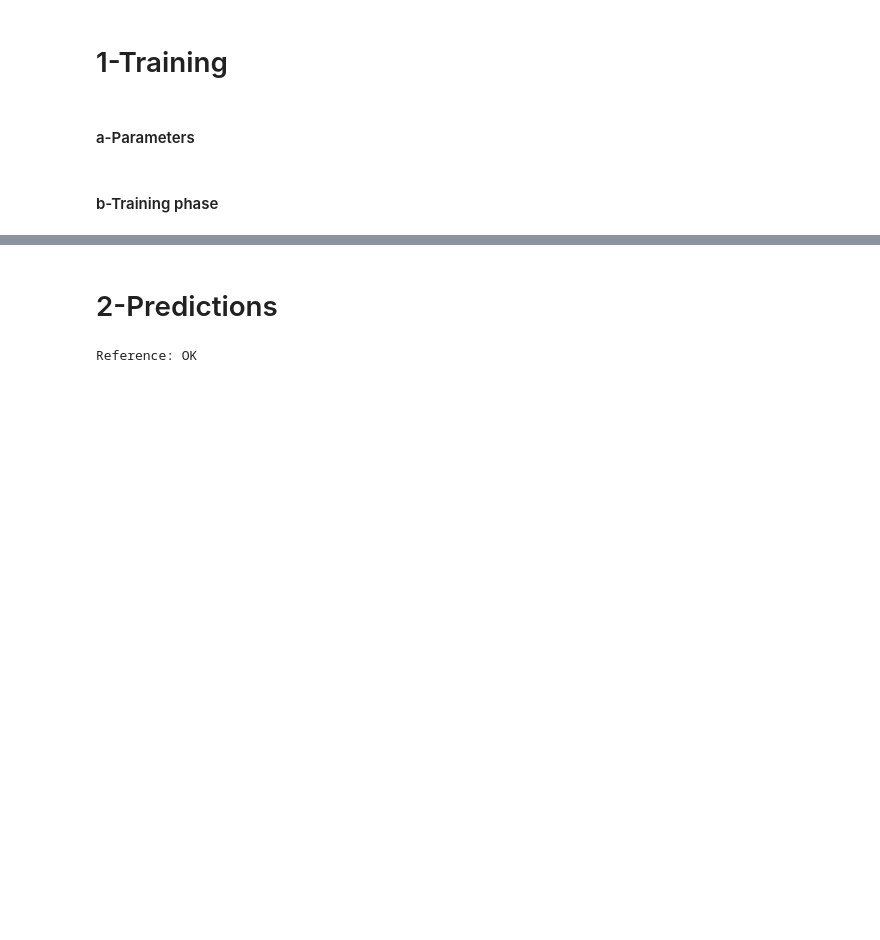
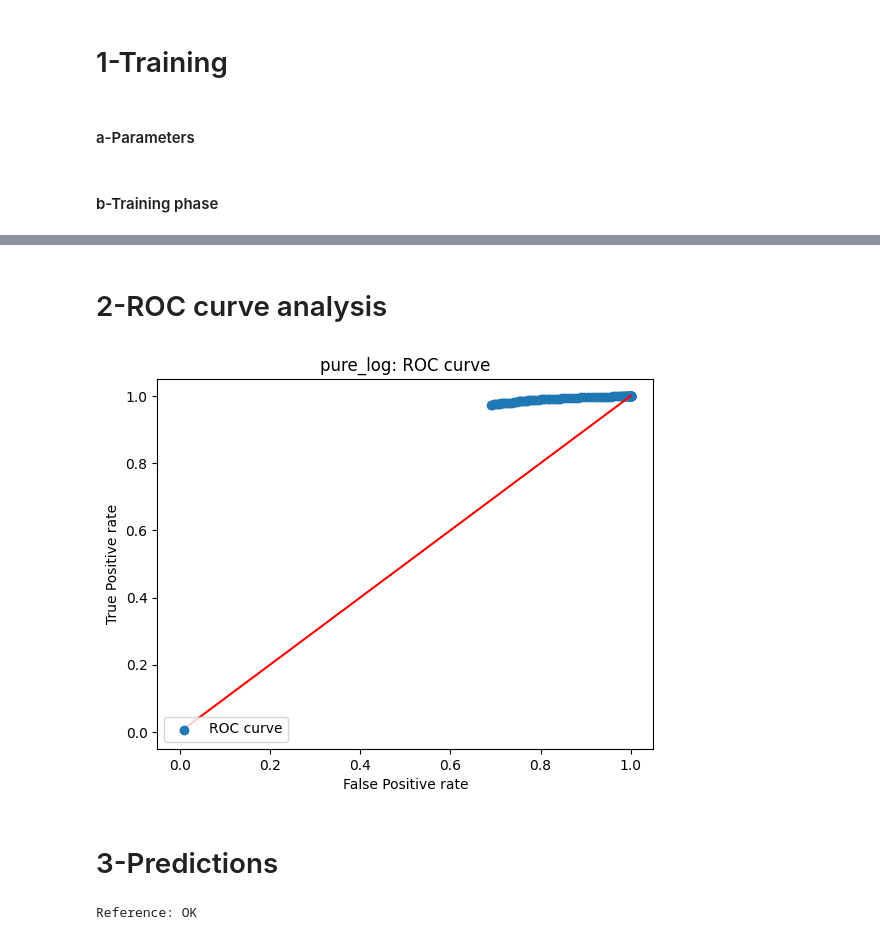
Before and after one commit to fiona-m-jtzr/CS_433_Project_1, a Jupyter notebook: Notebook5_analysis_pipeline_dev.ipynb, the cells around one changed output, grey strips where cells are left out. Drawn from its saved outputs; the diff is of its cells as text; code cells hidden in the pictures; blank space fills up the shorter version.

Commit message:
Correction on confusion matrix SVM, ROC curve, threshhold = 0.125 for pure log

```diff
--- a/Notebook5_analysis_pipeline_dev.ipynb
+++ b/Notebook5_analysis_pipeline_dev.ipynb
@@ -531,5 +508,53 @@ Training time: 28.3 seconds
+# %% [markdown]
+# 2-ROC curve analysis
+# %%
+def TP_FP_ratio_pred(y_te, tx_te, w_log, thresh) :
+    #Class choice
+    logistic_mask_log = sigmoid(tx_te @ w_log) >= thresh
+    y_te_pred_log = np.zeros((np.shape(tx_te)[0],1))
+    y_te_pred_log[logistic_mask_log] = 1
+
+    #Confusion matrix
+    confusion_matrix_log, _ = confusion_matrix_custom(y_te, y_te_pred_log)
+
+    #True Positive and False Positive rates
+    TP = confusion_matrix_log[0,0]
+    FP = confusion_matrix_log[1,0]
+    FN = confusion_matrix_log[0,1]
+    TN = confusion_matrix_log[1,1]
+    TP_ratio = TP/(TP + FN)
+    FP_ratio = FP/(FP + TN)
+    return(TP_ratio, FP_ratio)
+
+def ROC_curve_thresh(y_te, tx_te, w_log, title, a=0.01, b=1, N=100) :
+    #List of threshholds to explore
+    L_thresh = np.linspace(a, b, N)
+
+    #True Positive and False Positive rates lists
+    L_TP_ratio = []
+    L_FP_ratio = []
+
+    #Exploration loop
+    for thresh in L_thresh :
+        TP_ratio, FP_ratio = TP_FP_ratio_pred(y_te, tx_te, w_log, thresh)
+        L_TP_ratio.append(TP_ratio)
+        L_FP_ratio.append(FP_ratio)
+
+    #Display
+    plt.scatter(L_FP_ratio, L_TP_ratio, label="ROC curve")
+    plt.plot(np.linspace(0,1,100), np.linspace(0,1,100), color="red")
+    plt.title(f"{title}: ROC curve")
+    plt.xlabel("False Positive rate")
+    plt.ylabel("True Positive rate")
+    plt.legend(loc="lower left")
+    plt.savefig(f"image/ROC_{title}.png", dpi=300)
+    plt.show()
+# %%
+ROC_curve_thresh(y_te, tx_te, w_log, "pure_log", a=0.01, b=0.25)
+# %% [output]
+[figure, added]
 # %% [markdown]
-# 2-Predictions
+# 3-Predictions
 # %%
 #Reference x_test for indices
 x_test_ref = np.genfromtxt(
```
Also changed, not shown: parts of 3 cells of this notebook, 8 other files.
